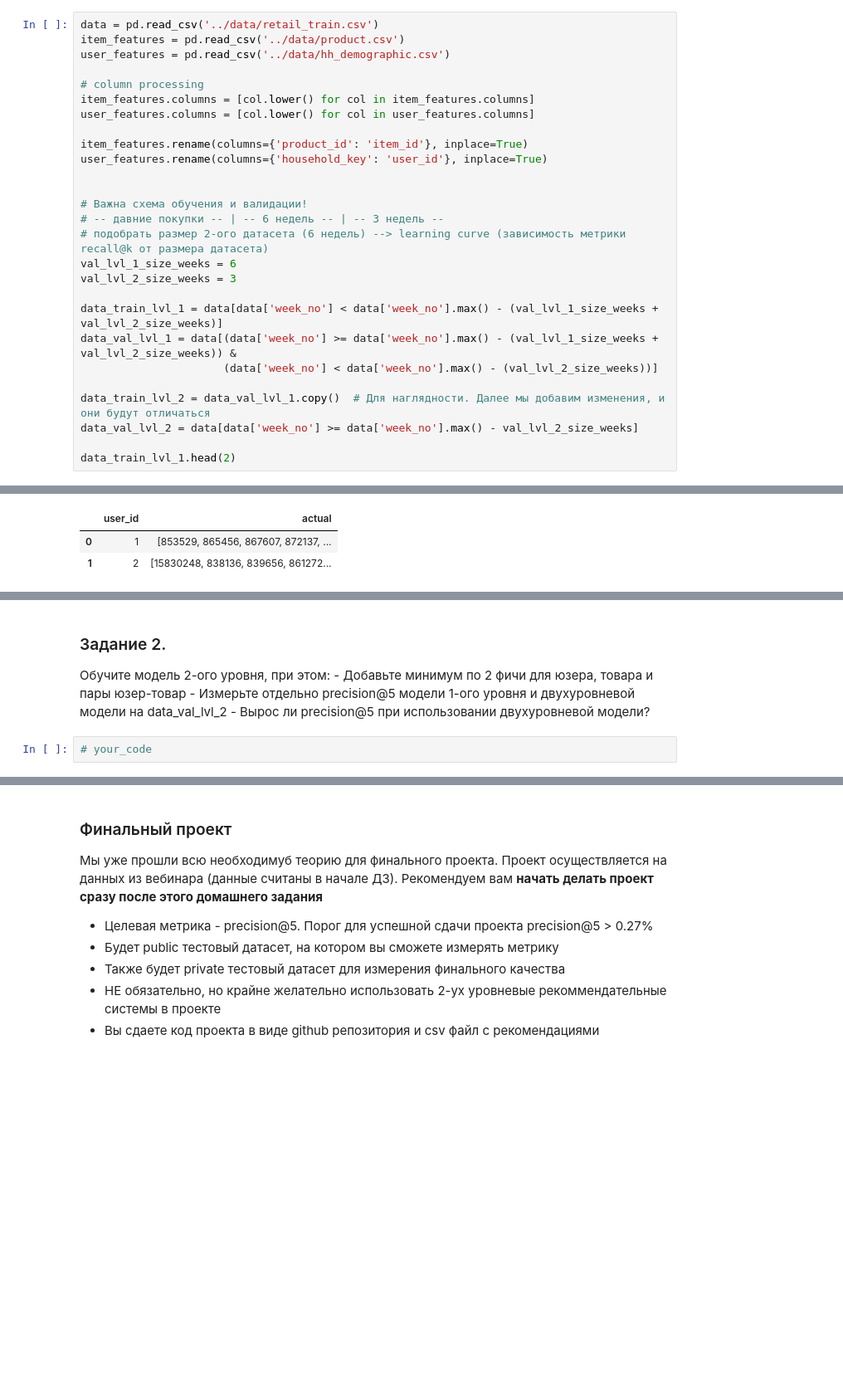
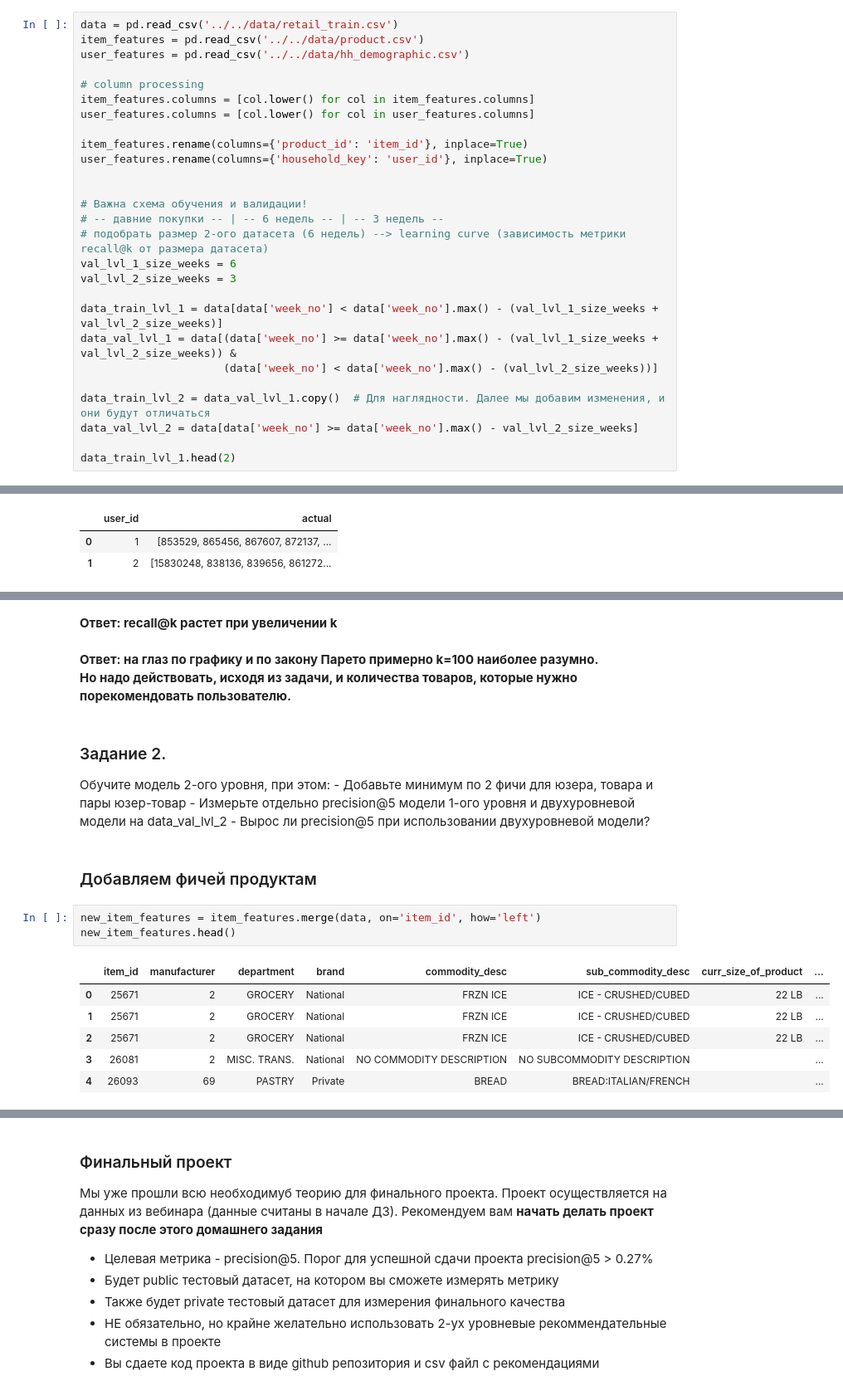
Before and after one commit to humantom88/geekbrains-recommender-systems, a Jupyter notebook: lesson6/homework/homework.ipynb, the cells around one changed output, grey strips where cells are left out. Shown: that part at 83% size. Cells and saved outputs as stored; diff of their text form; blank space fills up the shorter version.

```diff
--- a/lesson6/homework/homework.ipynb
+++ b/lesson6/homework/homework.ipynb
@@ -27,7 +27,7 @@ from src.recommenders import MainRecommender
 # %%
-data = pd.read_csv('../data/retail_train.csv')
-item_features = pd.read_csv('../data/product.csv')
-user_features = pd.read_csv('../data/hh_demographic.csv')
+data = pd.read_csv('../../data/retail_train.csv')
+item_features = pd.read_csv('../../data/product.csv')
+user_features = pd.read_csv('../../data/hh_demographic.csv')
 
 # column processing
 item_features.columns = [col.lower() for col in item_features.columns]
@@ -100,3 +157,8 @@ result_lvl_1.head(2)
+# %% [markdown]
+**Ответ: recall@k растет при увеличении k**
+# %% [markdown]
+**Ответ: на глаз по графику и по закону Парето примерно k=100 наиболее разумно.
+Но надо действовать, исходя из задачи, и количества товаров, которые нужно порекомендовать пользователю.**
 # %% [markdown]
 ### Задание 2.
 
@@ -104,5 +166,15 @@ result_lvl_1.head(2)
     - Добавьте минимум по 2 фичи для юзера, товара и пары юзер-товар
     - Измерьте отдельно precision@5 модели 1-ого уровня и двухуровневой модели на data_val_lvl_2
     - Вырос ли precision@5 при использовании двухуровневой модели?
-# %%
-# your_code
+# %% [markdown]
+### Добавляем фичей продуктам
+# %%
+new_item_features = item_features.merge(data, on='item_id', how='left')
+new_item_features.head()
+# %% [output]
+|  | item_id | manufacturer | department | brand | commodity_desc | sub_commodity_desc | curr_size_of_product | ... |
+| 0 | 25671 | 2 | GROCERY | National | FRZN ICE | ICE - CRUSHED/CUBED | 22 LB | ... |
+| 1 | 25671 | 2 | GROCERY | National | FRZN ICE | ICE - CRUSHED/CUBED | 22 LB | ... |
+| 2 | 25671 | 2 | GROCERY | National | FRZN ICE | ICE - CRUSHED/CUBED | 22 LB | ... |
+| 3 | 26081 | 2 | MISC. TRANS. | National | NO COMMODITY DESCRIPTION | NO SUBCOMMODITY DESCRIPTION |  | ... |
+| 4 | 26093 | 69 | PASTRY | Private | BREAD | BREAD:ITALIAN/FRENCH |  | ... |
```
Also changed, not shown: parts of 34 cells of this notebook.
